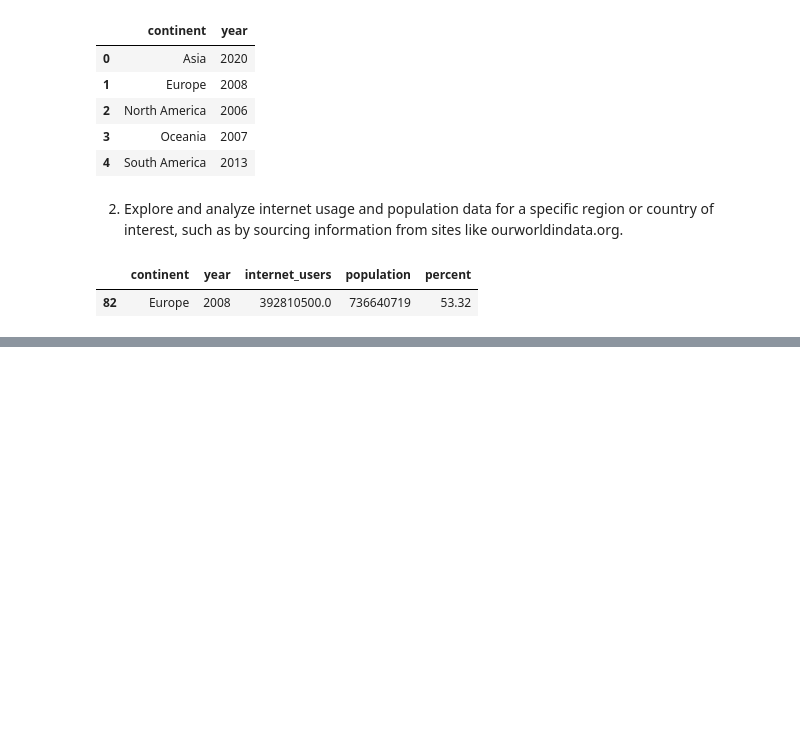
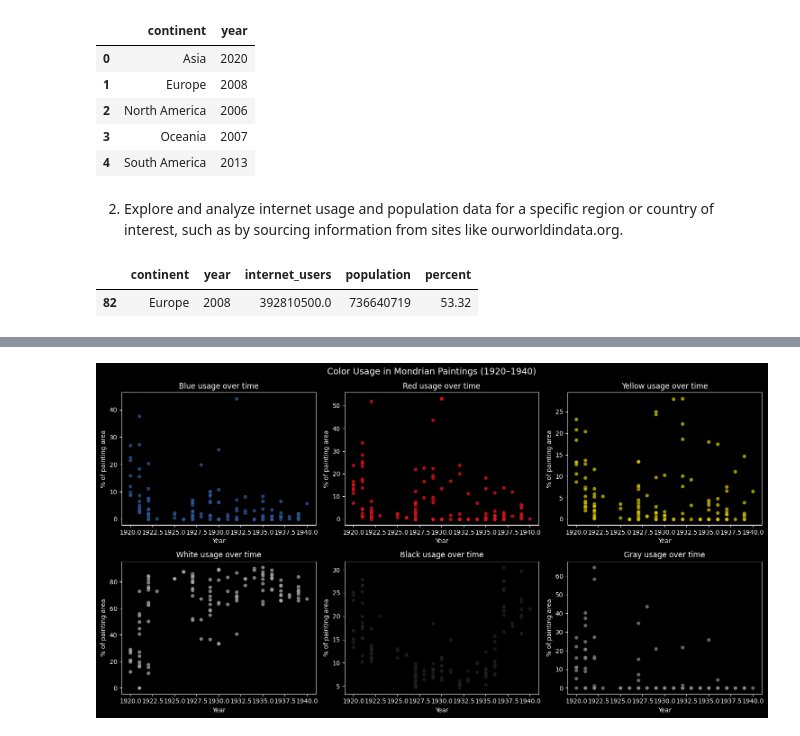
Before and after one commit to DannyGil0/mineria-de-datos-jupyter-notebook, a Jupyter notebook: Minereria_de_Datos.ipynb, the cells around one changed output, grey strips where cells are left out. Saved outputs shown, nothing was run; the diff lists cells and outputs as text; code cells hidden in the pictures; blank space fills up the shorter version.

```diff
--- a/Minereria_de_Datos.ipynb
+++ b/Minereria_de_Datos.ipynb
@@ -1276,0 +1349,42 @@ data[data['percent'] >= 50].head(1)
+# %%
+class PlotColor(Enum):
+    blue   = '#2f5a9f'
+    red    = '#e6151a'
+    yellow = '#d4c600'
+    white  = '#aaaaaa'
+    black  = '#222222'
+    gray   = '#888888'
+# %%
+# Asegura que feature_area y total_area existan
+features['feature_area'] = features['width'] * features['height']
+painting_info['total_area'] = painting_info['paint_width'] * painting_info['paint_height']
+
+colors = [c.name for c in PlotColor]
+fig, axes = plt.subplots(2, 3, figsize=(15, 8))
+
+for ax, color in zip(axes.flat, colors):
+    color_feats = features[features['color'] == color]
+
+    color_area = (
+        color_feats.groupby('painting_id')['feature_area']
+        .sum()
+        .reset_index(name=f'{color}_area')
+    )
+
+    merged = painting_info.merge(color_area, on='painting_id', how='left')
+    merged[f'{color}_area'] = merged[f'{color}_area'].fillna(0)
+    merged[f'{color}_pct'] = 100 * merged[f'{color}_area'] / merged['total_area']
+
+    ax.scatter(
+        merged['year'], merged[f'{color}_pct'],
+        color=PlotColor[color].value, alpha=0.75, edgecolors='black', linewidths=0.3
+    )
+    ax.set_xlabel('Year')
+    ax.set_ylabel('% of painting area')
+    ax.set_title(f'{color.capitalize()} usage over time')
+
+plt.suptitle('Color Usage in Mondrian Paintings (1920–1940)', fontsize=14)
+plt.tight_layout()
+plt.show()
+# %% [output]
+[figure, added]
```
Also changed, not shown: parts of 7 cells of this notebook, 4 other files.
